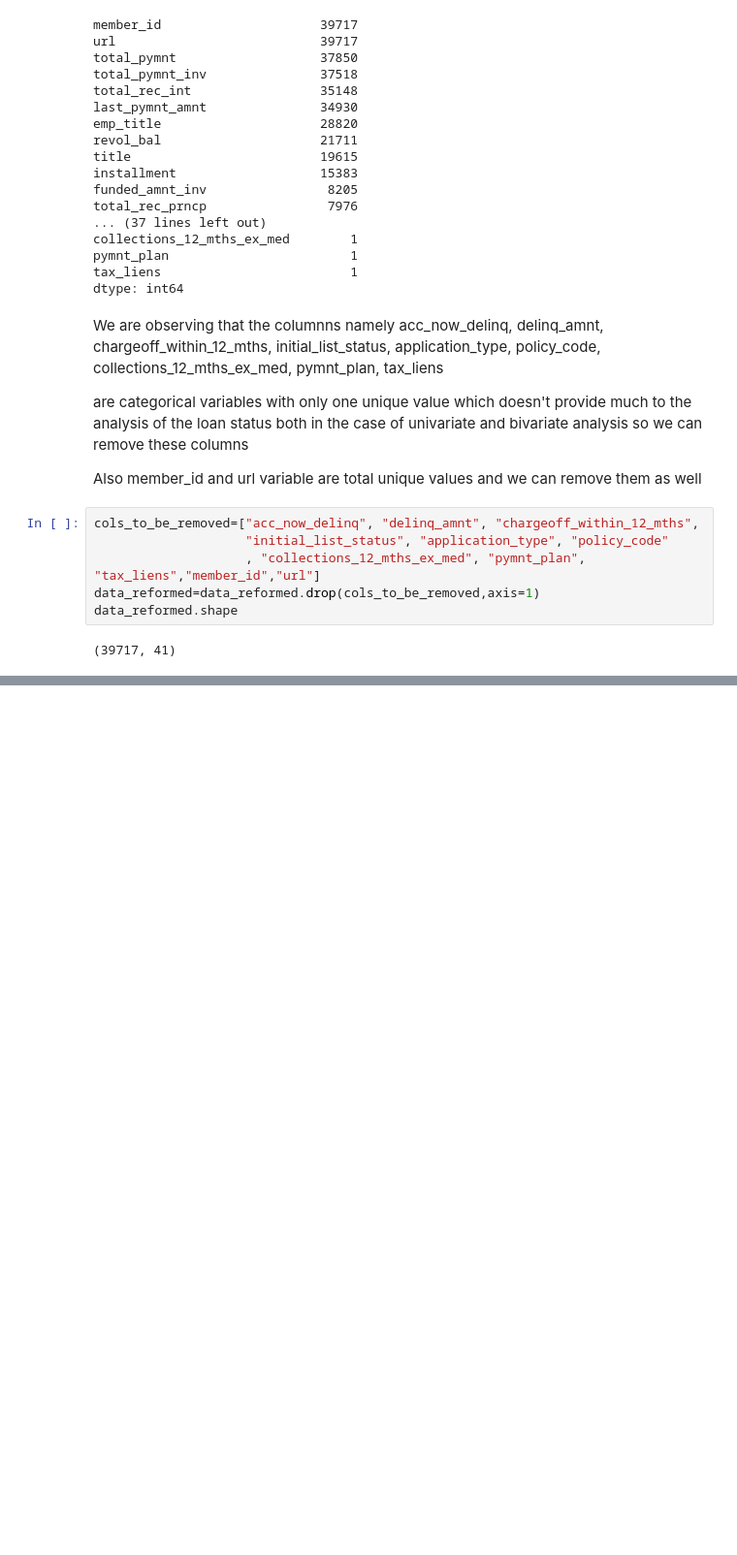
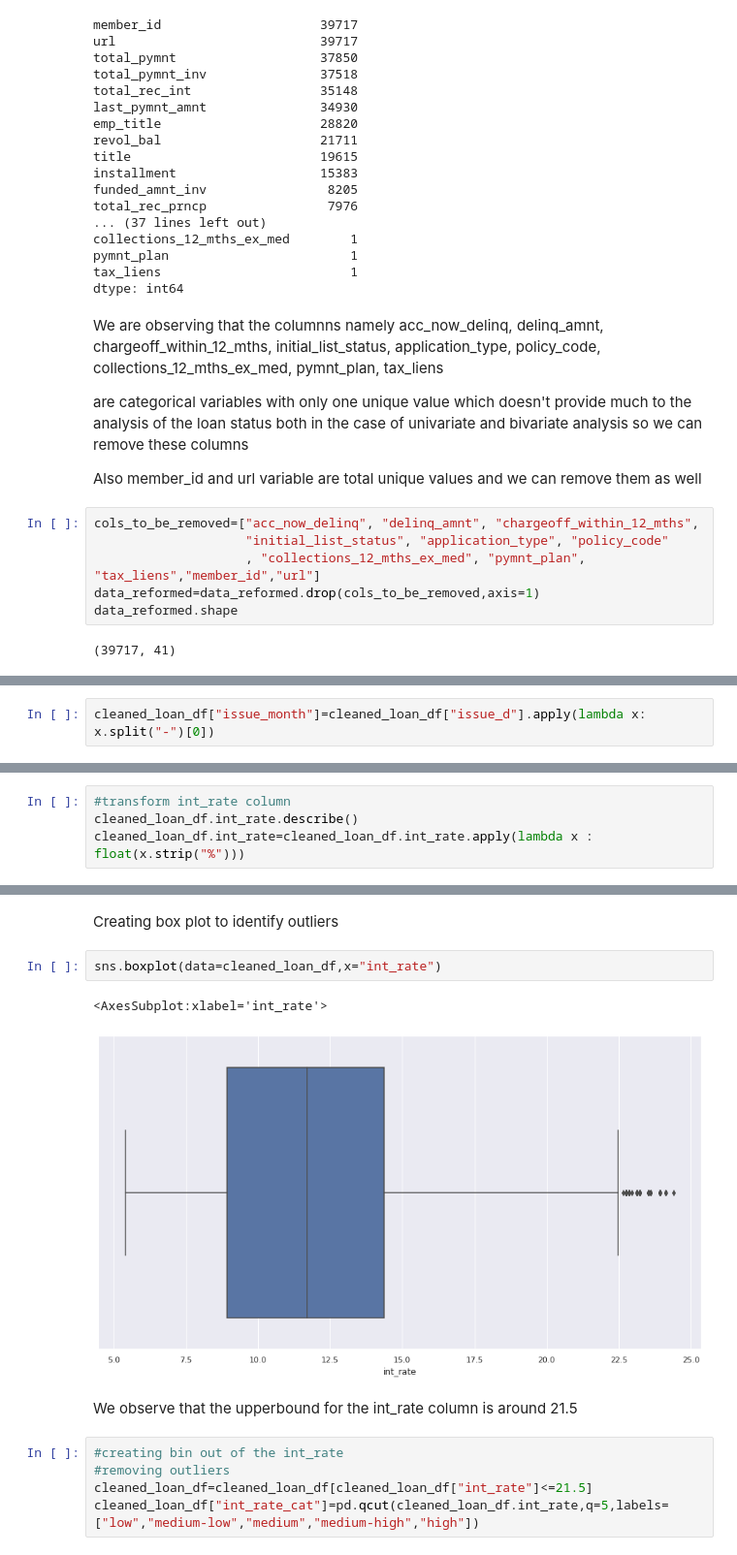
Before and after one commit to subhajitpal7/Lending_Club_Case_Study, a Jupyter notebook: Lending_club_EDA.ipynb, the cells around one changed output, grey strips where cells are left out. Shown at 97% size. Cells and saved outputs as stored; diff of their text form; blank space fills up the shorter version.

```diff
--- a/Lending_club_EDA.ipynb
+++ b/Lending_club_EDA.ipynb
@@ -166,0 +412,2 @@ data_reformed.to_csv("semi_cleaned_loan.csv",encoding="utf-8",index=False)
+# %%
+cleaned_loan_df["issue_month"]=cleaned_loan_df["issue_d"].apply(lambda x: x.split("-")[0])
@@ -166,0 +426,4 @@ data_reformed.to_csv("semi_cleaned_loan.csv",encoding="utf-8",index=False)
+# %%
+#transform int_rate column
+cleaned_loan_df.int_rate.describe()
+cleaned_loan_df.int_rate=cleaned_loan_df.int_rate.apply(lambda x : float(x.strip("%")))
@@ -166,0 +442,14 @@ data_reformed.to_csv("semi_cleaned_loan.csv",encoding="utf-8",index=False)
+# %% [markdown]
+Creating box plot to identify outliers
+# %%
+sns.boxplot(data=cleaned_loan_df,x="int_rate")
+# %% [output]
+<AxesSubplot:xlabel='int_rate'>
+[figure, added]
+# %% [markdown]
+We observe that the upperbound for the int_rate column is around 21.5
+# %%
+#creating bin out of the int_rate
+#removing outliers
+cleaned_loan_df=cleaned_loan_df[cleaned_loan_df["int_rate"]<=21.5]
+cleaned_loan_df["int_rate_cat"]=pd.qcut(cleaned_loan_df.int_rate,q=5,labels=["low","medium-low","medium","medium-high","high"])
```
Also changed, not shown: parts of 70 cells of this notebook, 1 other file.
